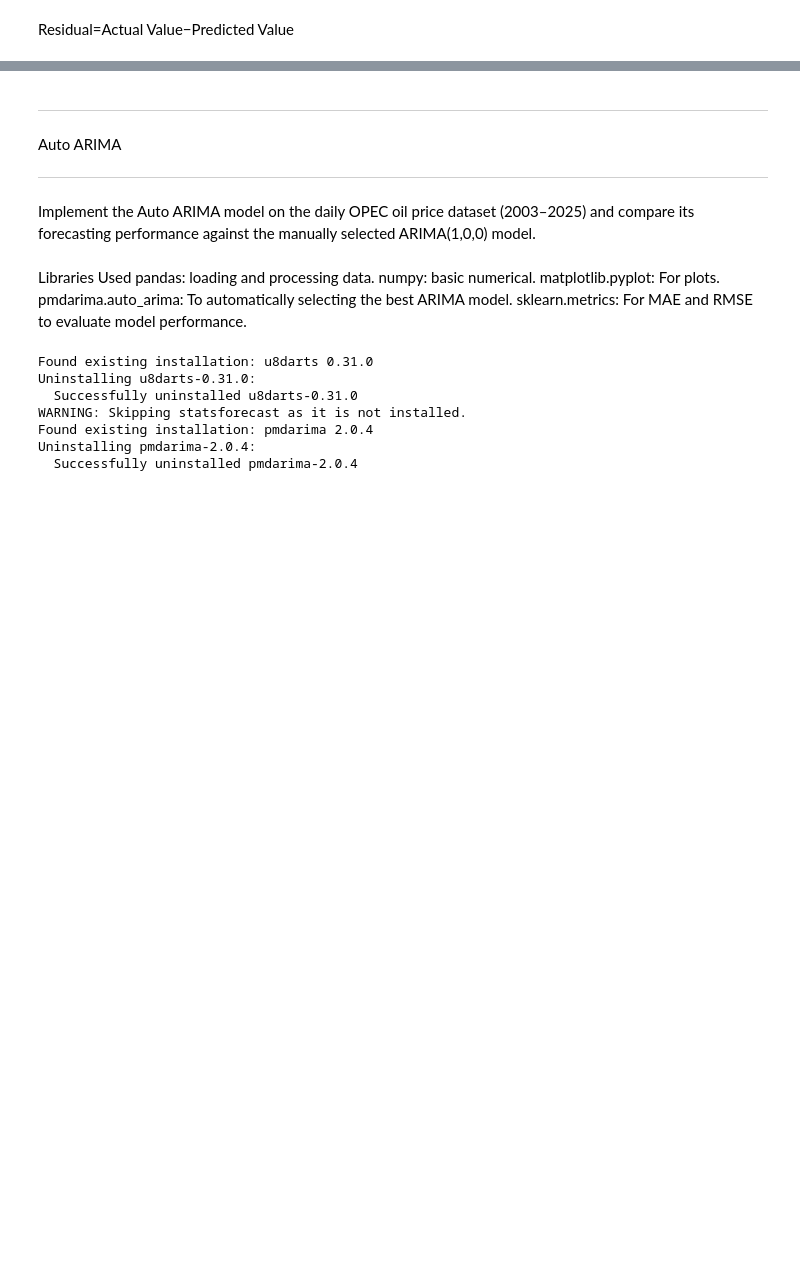
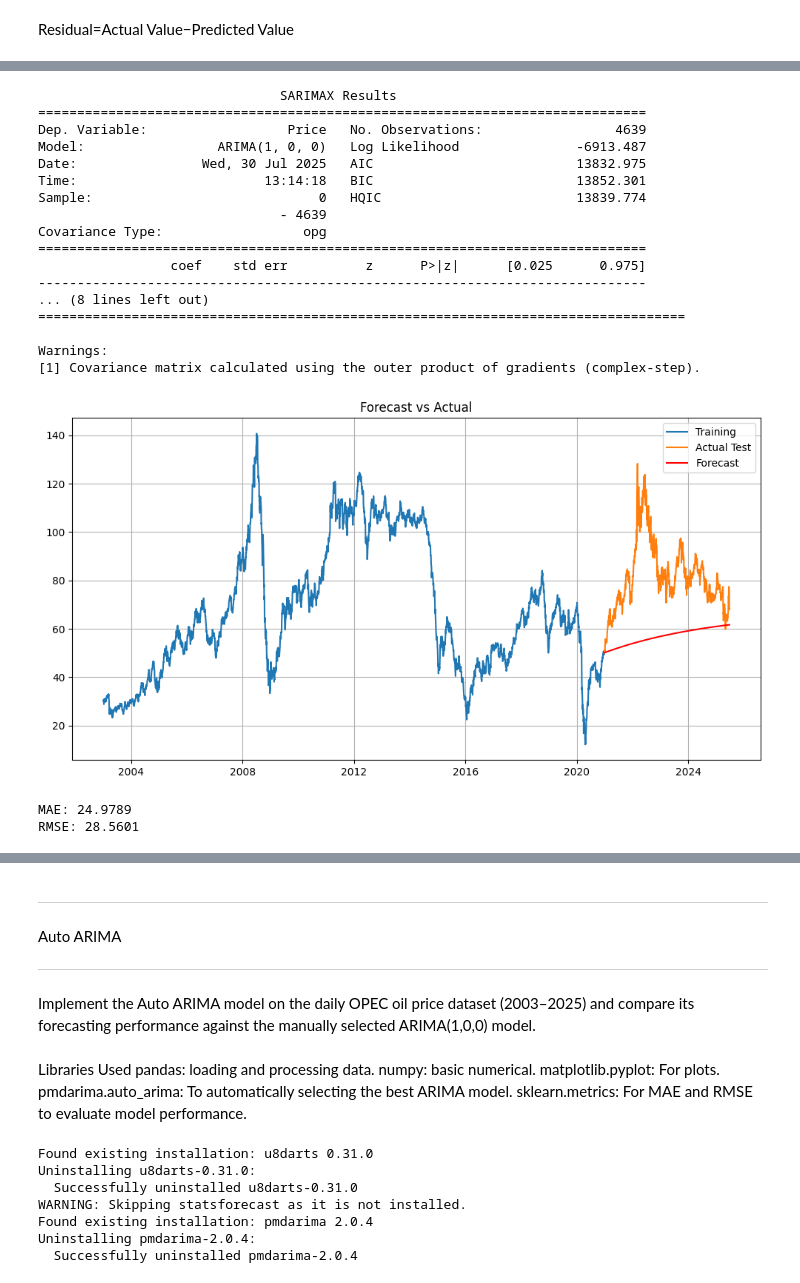
Before and after one commit to AliSalman25/first-Jupyter-Notebook-for-the-experiments, a Jupyter notebook: first_experiment.ipynb, the cells around one changed output, grey strips where cells are left out. Cells and saved outputs as stored; diff of their text form; code cells hidden in the pictures; blank space fills up the shorter version.

```diff
--- a/first_experiment.ipynb
+++ b/first_experiment.ipynb
@@ -511,0 +344,53 @@ RMSE (Root Mean Squared Error): 28.5601
+# %%
+from statsmodels.tsa.arima.model import ARIMA
+import matplotlib.pyplot as plt
+
+# بناء النموذج على بيانات التدريب
+model = ARIMA(train['Price'], order=(1, 0, 0))
+model_fit = model.fit()
+
+# طباعة ملخص النموذج
+print(model_fit.summary())
+
+# التنبؤ بعدد خطوات = حجم test
+forecast = model_fit.forecast(steps=len(test))
+forecast.index = test.index  # لمطابقة الفهرسة الزمنية
+
+# رسم النتائج
+plt.figure(figsize=(12,6))
+plt.plot(train['Price'], label='Training')
+plt.plot(test['Price'], label='Actual Test')
+plt.plot(forecast, label='Forecast', color='red')
+plt.title('Forecast vs Actual')
+plt.legend()
+plt.grid(True)
+plt.show()
+from sklearn.metrics import mean_squared_error, mean_absolute_error
+import numpy as np
+
+mae = mean_absolute_error(test['Price'], forecast)
+rmse = np.sqrt(mean_squared_error(test['Price'], forecast))
+
+print(f'MAE: {mae:.4f}')
+print(f'RMSE: {rmse:.4f}')
+# %% [output]
+                               SARIMAX Results
+==============================================================================
+Dep. Variable:                  Price   No. Observations:                 4639
+Model:                 ARIMA(1, 0, 0)   Log Likelihood               -6913.487
+Date:                Wed, 30 Jul 2025   AIC                          13832.975
+Time:                        13:14:18   BIC                          13852.301
+Sample:                             0   HQIC                         13839.774
+                               - 4639
+Covariance Type:                  opg
+==============================================================================
+                 coef    std err          z      P>|z|      [0.025      0.975]
+------------------------------------------------------------------------------
+... (8 lines left out)
+===================================================================================
+
+Warnings:
+[1] Covariance matrix calculated using the outer product of gradients (complex-step).
+[figure, added]
+MAE: 24.9789
+RMSE: 28.5601
```
Also changed, not shown: parts of 35 cells of this notebook.
